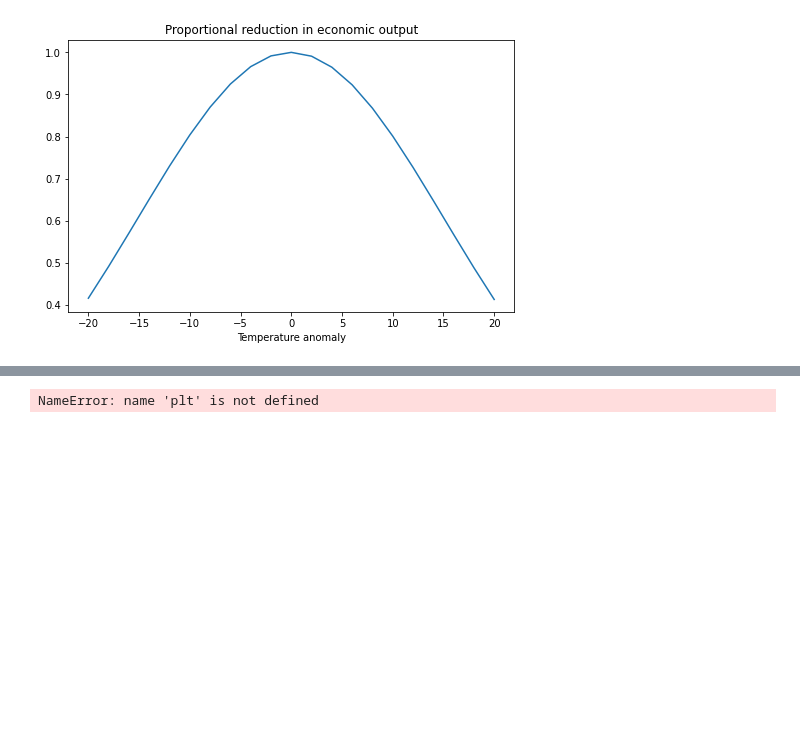
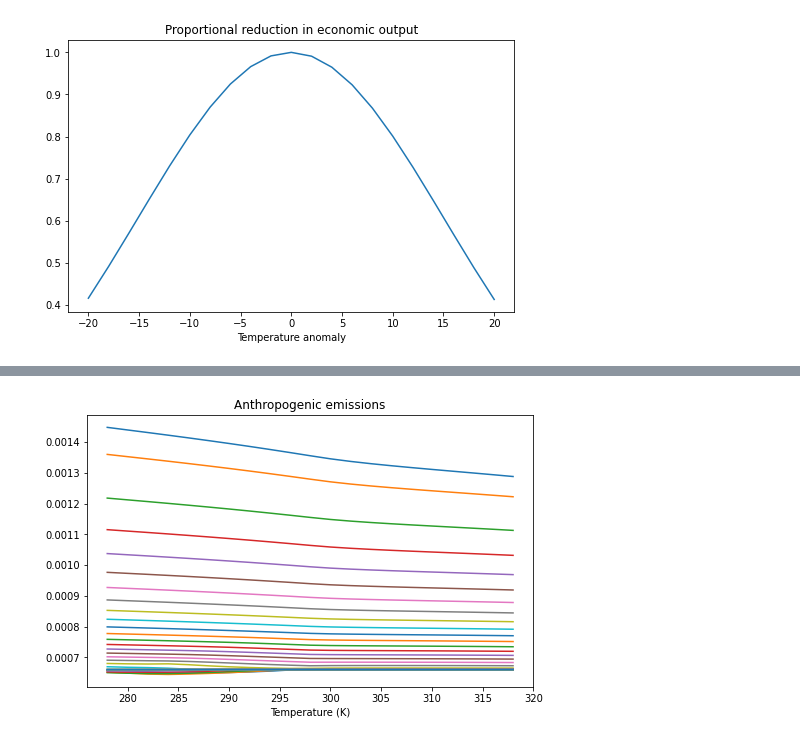
Before and after one commit to binchengecon/TwoCapital, a Jupyter notebook: nonlinearCarbon/HJB_3D.ipynb, the cells around one changed output, grey strips where cells are left out. Cells and saved outputs as stored; diff of their text form; code cells hidden in the pictures; blank space fills up the shorter version.

```diff
--- a/nonlinearCarbon/HJB_3D.ipynb
+++ b/nonlinearCarbon/HJB_3D.ipynb
@@ -380,7 +355,7 @@ plt.show()
 # %%
-plt.plot(T_grid + T0, Ca[:, :, 1])
+plt.plot(T_grid + T0, Ca[:, :, -3])
 plt.xlabel("Temperature (K)")
 plt.title("Anthropogenic emissions")
 plt.show()
 # %% [output]
-NameError: name 'plt' is not defined
+[figure, added]
```
Also changed, not shown: parts of 7 cells of this notebook.
